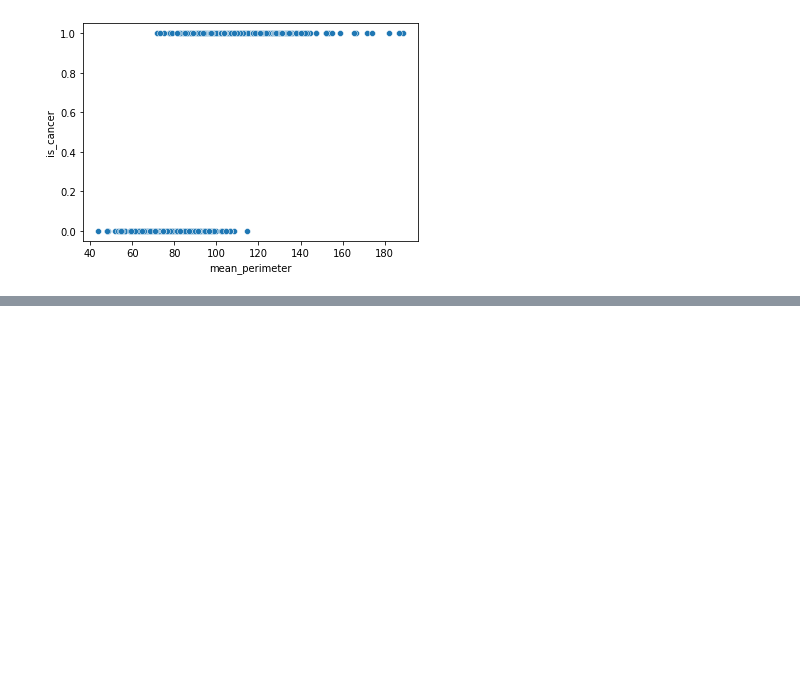
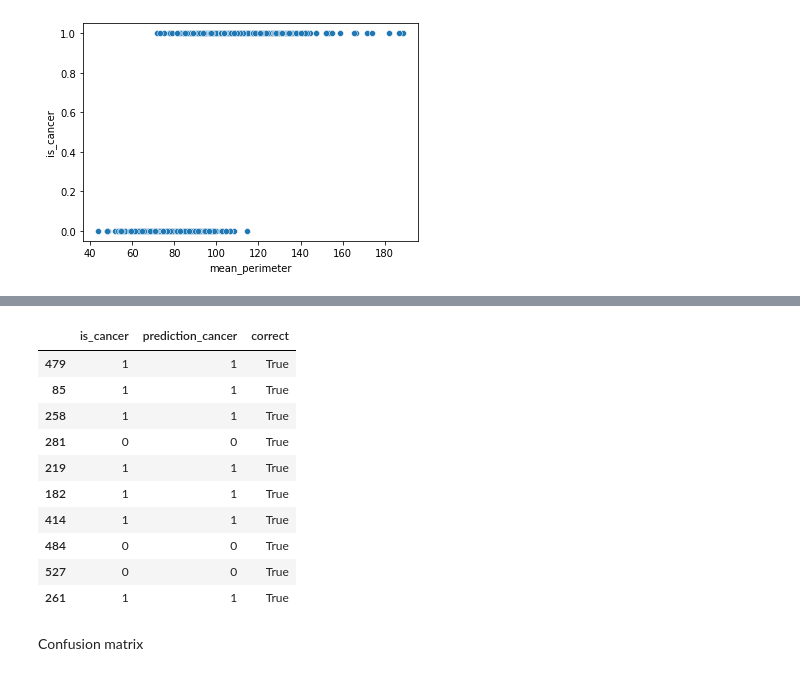
Before and after one commit to sheriffff/teaching-ironhack-data-madrid-2020, a Jupyter notebook: week_07/03-classification.ipynb, the cells around one changed output, grey strips where cells are left out. Saved outputs shown, nothing was run; the diff lists cells and outputs as text; code cells hidden in the pictures; blank space fills up the shorter version.

```diff
--- a/week_07/03-classification.ipynb
+++ b/week_07/03-classification.ipynb
@@ -213,0 +247,2 @@ weighted avg       0.96      0.96      0.96       143
+# %%
+log.fit(X, y)
@@ -213,0 +251,4 @@ weighted avg       0.96      0.96      0.96       143
+# %%
+df3["prediction_cancer"] = log.predict(X)
+# %%
+df3b = df3[["is_cancer", "prediction_cancer"]].copy()
@@ -213,0 +269,18 @@ weighted avg       0.96      0.96      0.96       143
+# %%
+df3b["correct"] = (df3b.is_cancer == df3.prediction_cancer)
+# %%
+df3b.sample(10)
+# %% [output]
+|  | is_cancer | prediction_cancer | correct |
+| 479 | 1 | 1 | True |
+| 85 | 1 | 1 | True |
+| 258 | 1 | 1 | True |
+| 281 | 0 | 0 | True |
+| 219 | 1 | 1 | True |
+| 182 | 1 | 1 | True |
+| 414 | 1 | 1 | True |
+| 484 | 0 | 0 | True |
+| 527 | 0 | 0 | True |
+| 261 | 1 | 1 | True |
+# %% [markdown]
+Confusion matrix
```
Also changed, not shown: parts of 119 cells of this notebook.
